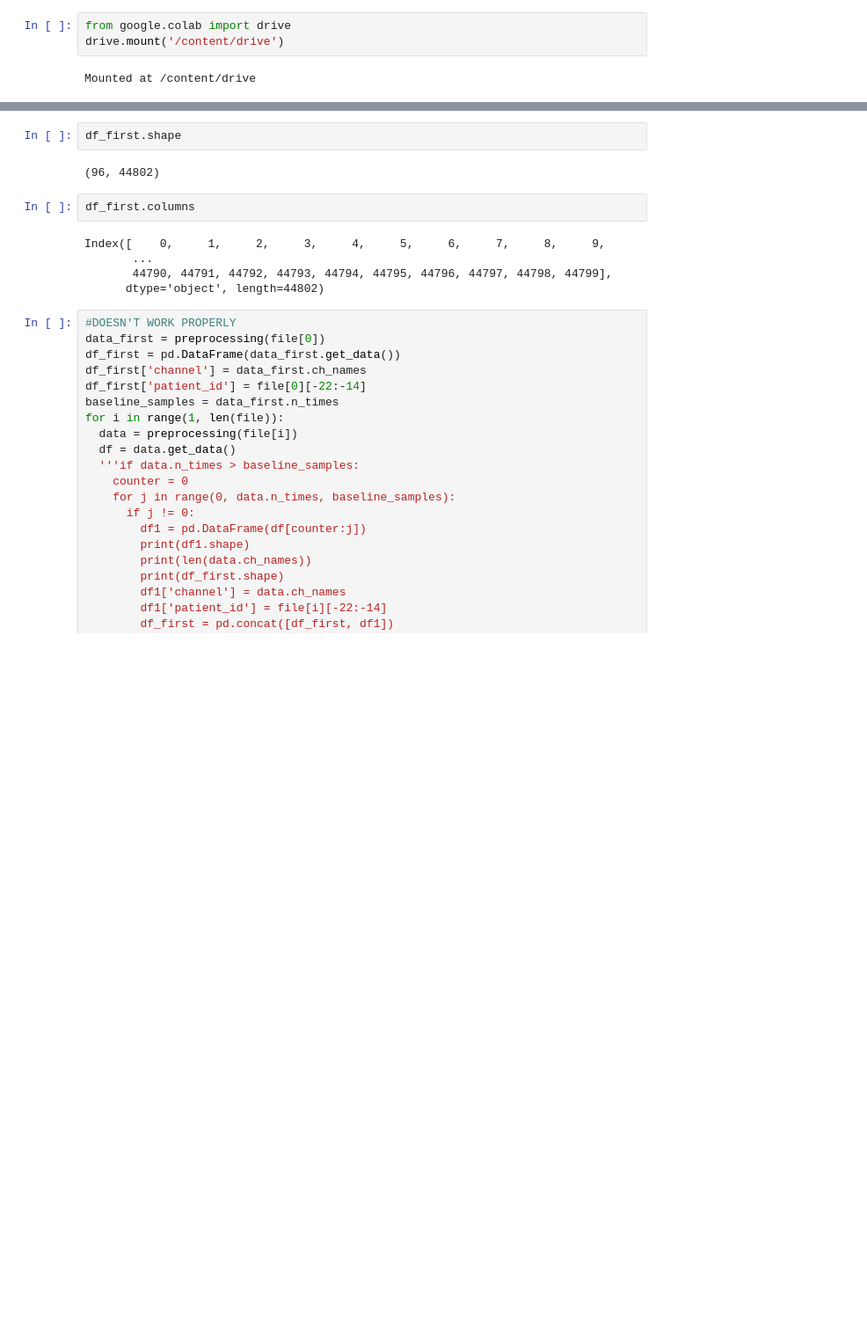
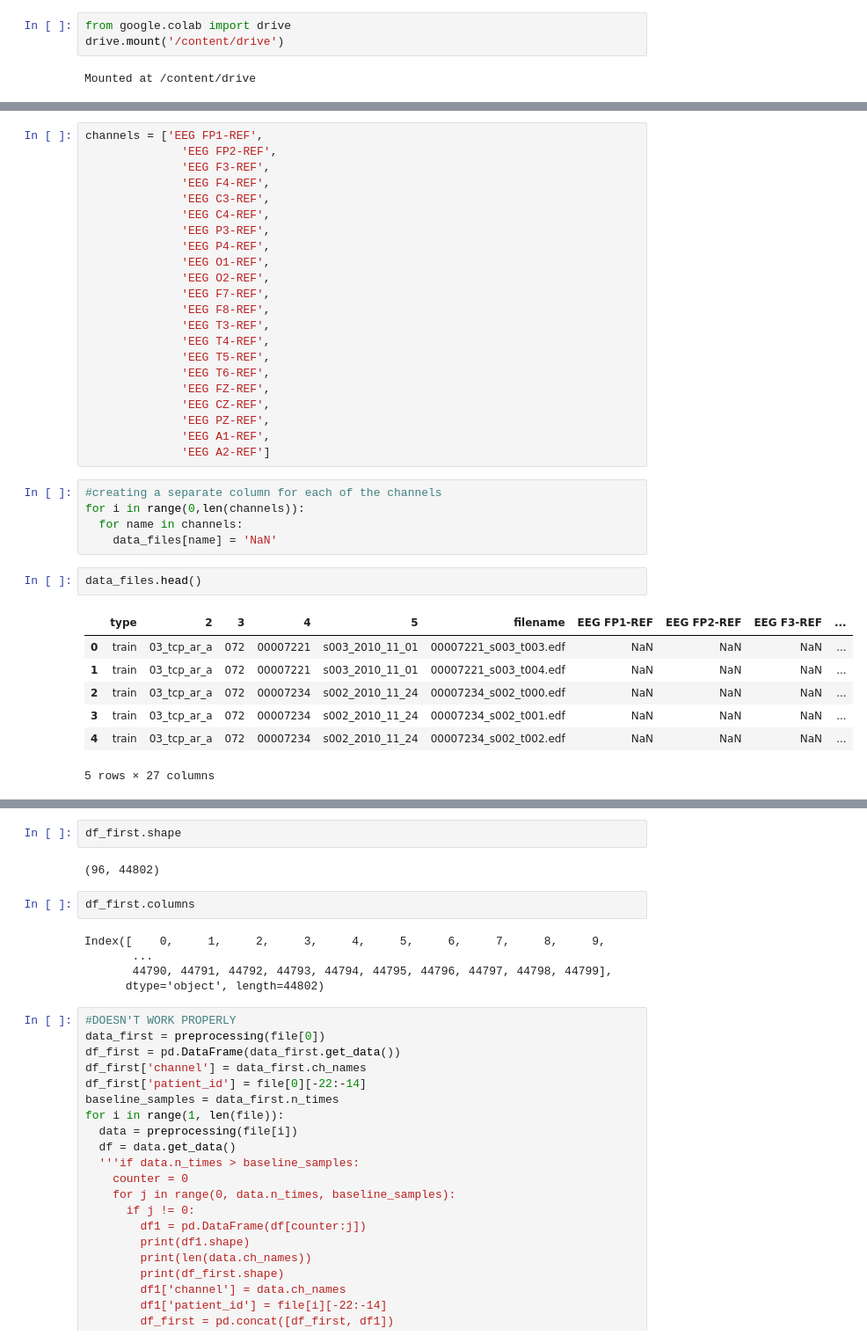
Before and after one commit to Janina712/MLTSA_FinalProject, a Jupyter notebook: Preprocess_pipeline.ipynb, the cells around one changed output, grey strips where cells are left out. Shown at 88% size. Drawn from its saved outputs; the diff is of its cells as text; blank space fills up the shorter version.

```diff
--- a/Preprocess_pipeline.ipynb
+++ b/Preprocess_pipeline.ipynb
@@ -49,3 +115,40 @@ file = ['00000258_s002_t000.edf', 'dev__01_tcp_ar__002__00000258__s002_2003_07_2
+# %%
+channels = ['EEG FP1-REF',
+              'EEG FP2-REF',
+              'EEG F3-REF',
+              'EEG F4-REF',
+              'EEG C3-REF',
+              'EEG C4-REF',
+              'EEG P3-REF',
+              'EEG P4-REF',
+              'EEG O1-REF',
+              'EEG O2-REF',
+              'EEG F7-REF',
+              'EEG F8-REF',
+              'EEG T3-REF',
+              'EEG T4-REF',
+              'EEG T5-REF',
+              'EEG T6-REF',
+              'EEG FZ-REF',
+              'EEG CZ-REF',
+              'EEG PZ-REF',
+              'EEG A1-REF',
+              'EEG A2-REF']
+# %%
+#creating a separate column for each of the channels
+for i in range(0,len(channels)):
+  for name in channels:
+    data_files[name] = 'NaN'
+# %%
+data_files.head()
+# %% [output]
+|  | type | 2 | 3 | 4 | 5 | filename | EEG FP1-REF | EEG FP2-REF | EEG F3-REF | ... |
+| 0 | train | 03_tcp_ar_a | 072 | 00007221 | s003_2010_11_01 | 00007221_s003_t003.edf | NaN | NaN | NaN | ... |
+| 1 | train | 03_tcp_ar_a | 072 | 00007221 | s003_2010_11_01 | 00007221_s003_t004.edf | NaN | NaN | NaN | ... |
+| 2 | train | 03_tcp_ar_a | 072 | 00007234 | s002_2010_11_24 | 00007234_s002_t000.edf | NaN | NaN | NaN | ... |
+| 3 | train | 03_tcp_ar_a | 072 | 00007234 | s002_2010_11_24 | 00007234_s002_t001.edf | NaN | NaN | NaN | ... |
+| 4 | train | 03_tcp_ar_a | 072 | 00007234 | s002_2010_11_24 | 00007234_s002_t002.edf | NaN | NaN | NaN | ... |
+5 rows × 27 columns
 # %%
 def preprocessing(file):
   #read the data
```
Also changed, not shown: parts of 27 cells of this notebook.
